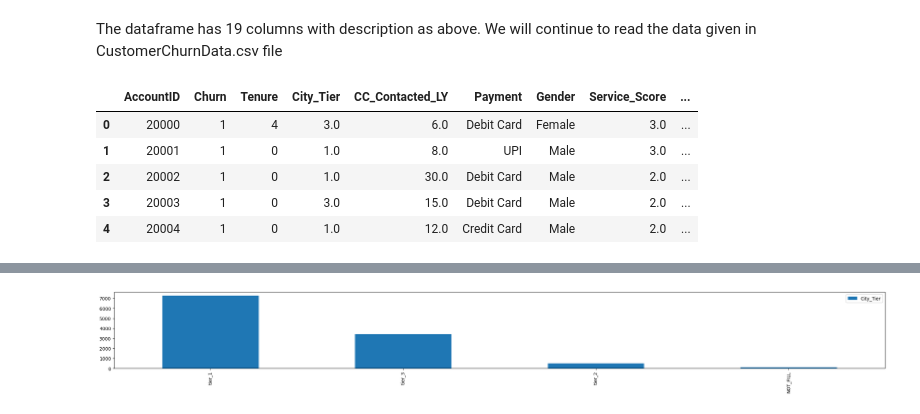
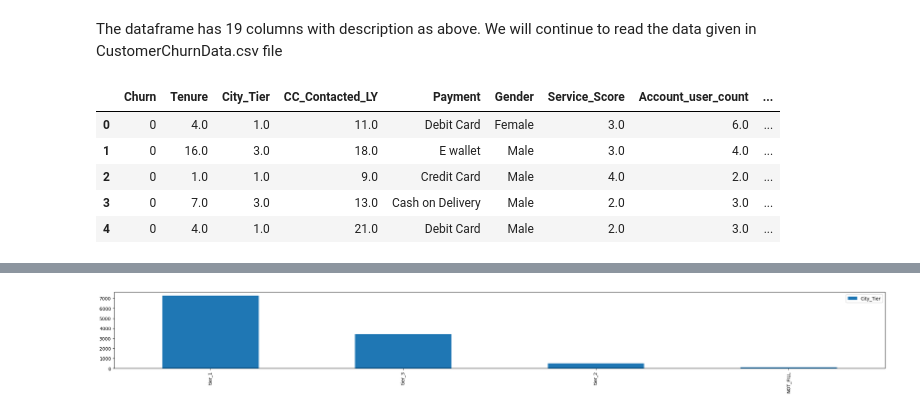
Before and after one commit to henrynguyen13/NMTTNT_20221, a Jupyter notebook: EDA.ipynb, the cells around one changed output, grey strips where cells are left out. Drawn from its saved outputs; the diff is of its cells as text; code cells hidden in the pictures.

```diff
--- a/exp1/EDA.ipynb
+++ b/EDA.ipynb
@@ -36,12 +33,12 @@ detail
 # %% [markdown]
 The dataframe has 19 columns with description as above. We will continue to read the data given in CustomerChurnData.csv file
 # %%
-df = pd.read_csv("CustomerChurnData.csv")
+df = pd.read_csv("train.csv")
 df.head()
 # %% [output]
-|  | AccountID | Churn | Tenure | City_Tier | CC_Contacted_LY | Payment | Gender | Service_Score | ... |
-| 0 | 20000 | 1 | 4 | 3.0 | 6.0 | Debit Card | Female | 3.0 | ... |
-| 1 | 20001 | 1 | 0 | 1.0 | 8.0 | UPI | Male | 3.0 | ... |
-| 2 | 20002 | 1 | 0 | 1.0 | 30.0 | Debit Card | Male | 2.0 | ... |
-| 3 | 20003 | 1 | 0 | 3.0 | 15.0 | Debit Card | Male | 2.0 | ... |
-| 4 | 20004 | 1 | 0 | 1.0 | 12.0 | Credit Card | Male | 2.0 | ... |
+|  | Churn | Tenure | City_Tier | CC_Contacted_LY | Payment | Gender | Service_Score | Account_user_count | ... |
+| 0 | 0 | 4.0 | 1.0 | 11.0 | Debit Card | Female | 3.0 | 6.0 | ... |
+| 1 | 0 | 16.0 | 3.0 | 18.0 | E wallet | Male | 3.0 | 4.0 | ... |
+| 2 | 0 | 1.0 | 1.0 | 9.0 | Credit Card | Male | 4.0 | 2.0 | ... |
+| 3 | 0 | 7.0 | 3.0 | 13.0 | Cash on Delivery | Male | 2.0 | 3.0 | ... |
+| 4 | 0 | 4.0 | 1.0 | 21.0 | Debit Card | Male | 2.0 | 3.0 | ... |
```
Also changed, not shown: parts of 14 cells of this notebook, 6 other files.
